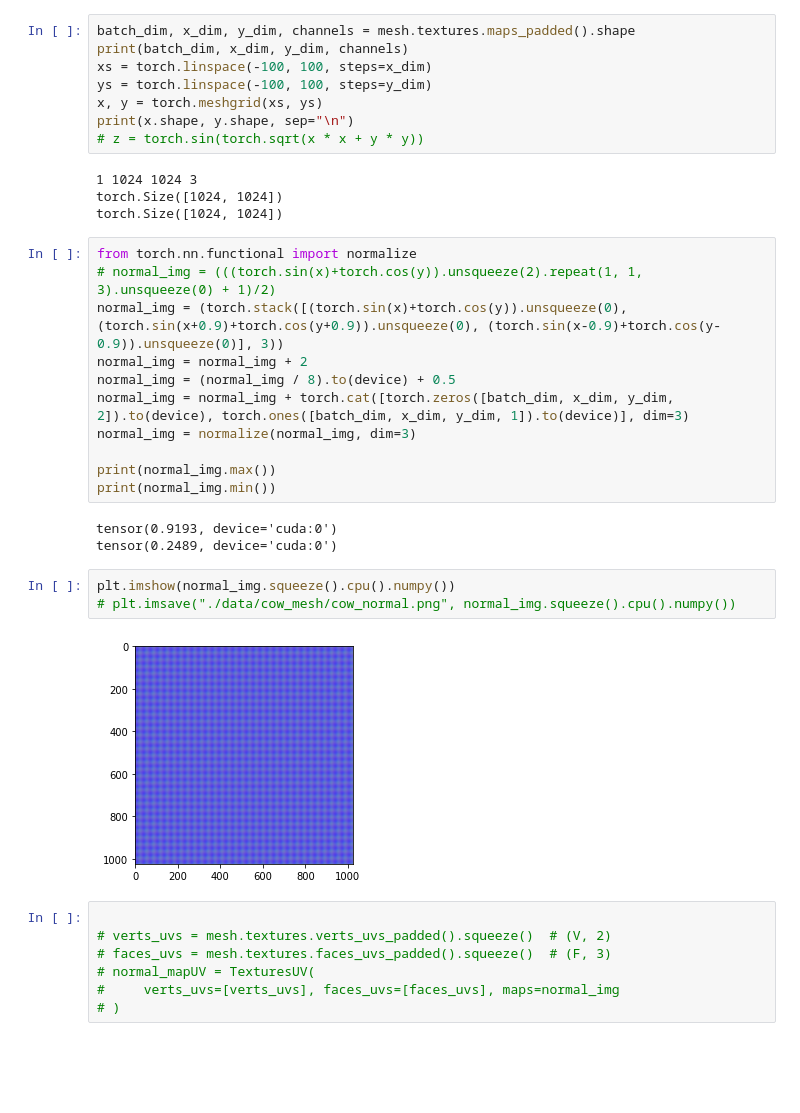
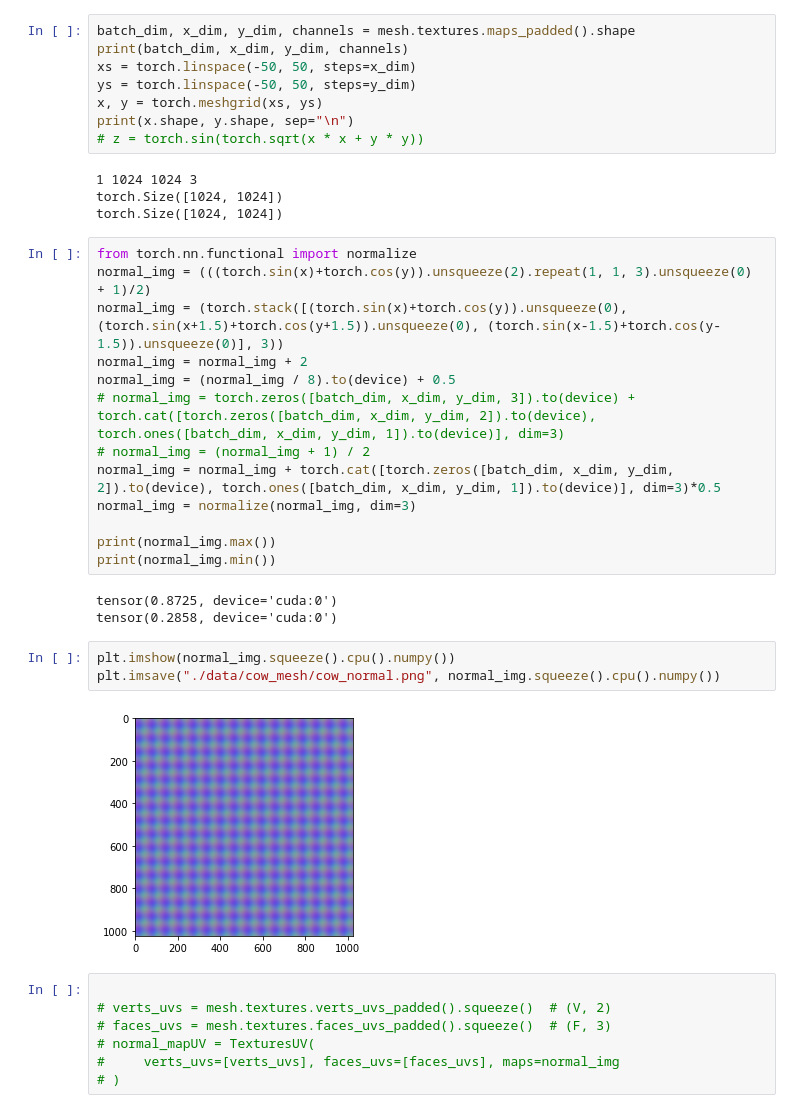
Before and after one commit to theycallmepeter/pytorch3d_PBR, a Jupyter notebook: docs/tutorials/testing_new_shaders.ipynb, the cells around one changed output. Drawn from its saved outputs; the diff is of its cells as text; blank space fills up the shorter version.

```diff
--- a/docs/tutorials/testing_new_shaders.ipynb
+++ b/docs/tutorials/testing_new_shaders.ipynb
@@ -822,8 +822,8 @@ mesh = load_objs_as_meshes([obj_filename], device=device)
 # %%
 batch_dim, x_dim, y_dim, channels = mesh.textures.maps_padded().shape
 print(batch_dim, x_dim, y_dim, channels)
-xs = torch.linspace(-100, 100, steps=x_dim)
-ys = torch.linspace(-100, 100, steps=y_dim)
+xs = torch.linspace(-50, 50, steps=x_dim)
+ys = torch.linspace(-50, 50, steps=y_dim)
 x, y = torch.meshgrid(xs, ys)
 print(x.shape, y.shape, sep="\n")
 # z = torch.sin(torch.sqrt(x * x + y * y))
@@ -833,23 +833,25 @@ torch.Size([1024, 1024])
 torch.Size([1024, 1024])
 # %%
 from torch.nn.functional import normalize
-# normal_img = (((torch.sin(x)+torch.cos(y)).unsqueeze(2).repeat(1, 1, 3).unsqueeze(0) + 1)/2)
-normal_img = (torch.stack([(torch.sin(x)+torch.cos(y)).unsqueeze(0), (torch.sin(x+0.9)+torch.cos(y+0.9)).unsqueeze(0), (torch.sin(x-0.9)+torch.cos(y-0.9)).unsqueeze(0)], 3))
+normal_img = (((torch.sin(x)+torch.cos(y)).unsqueeze(2).repeat(1, 1, 3).unsqueeze(0) + 1)/2)
+normal_img = (torch.stack([(torch.sin(x)+torch.cos(y)).unsqueeze(0), (torch.sin(x+1.5)+torch.cos(y+1.5)).unsqueeze(0), (torch.sin(x-1.5)+torch.cos(y-1.5)).unsqueeze(0)], 3))
 normal_img = normal_img + 2
 normal_img = (normal_img / 8).to(device) + 0.5
-normal_img = normal_img + torch.cat([torch.zeros([batch_dim, x_dim, y_dim, 2]).to(device), torch.ones([batch_dim, x_dim, y_dim, 1]).to(device)], dim=3)
+# normal_img = torch.zeros([batch_dim, x_dim, y_dim, 3]).to(device) + torch.cat([torch.zeros([batch_dim, x_dim, y_dim, 2]).to(device), torch.ones([batch_dim, x_dim, y_dim, 1]).to(device)], dim=3)
+# normal_img = (normal_img + 1) / 2
+normal_img = normal_img + torch.cat([torch.zeros([batch_dim, x_dim, y_dim, 2]).to(device), torch.ones([batch_dim, x_dim, y_dim, 1]).to(device)], dim=3)*0.5
 normal_img = normalize(normal_img, dim=3)
 
 print(normal_img.max())
 print(normal_img.min())
 # %% [output]
-tensor(0.9193, device='cuda:0')
-tensor(0.2489, device='cuda:0')
+tensor(0.8725, device='cuda:0')
+tensor(0.2858, device='cuda:0')
 # %%
 plt.imshow(normal_img.squeeze().cpu().numpy())
-# plt.imsave("./data/cow_mesh/cow_normal.png", normal_img.squeeze().cpu().numpy())
+plt.imsave("./data/cow_mesh/cow_normal.png", normal_img.squeeze().cpu().numpy())
 # %% [output]
-[figure, old version]
+[figure, new version]
 # %%
 
 # verts_uvs = mesh.textures.verts_uvs_padded().squeeze()  # (V, 2)
```
Also changed, not shown: 2 other files.
